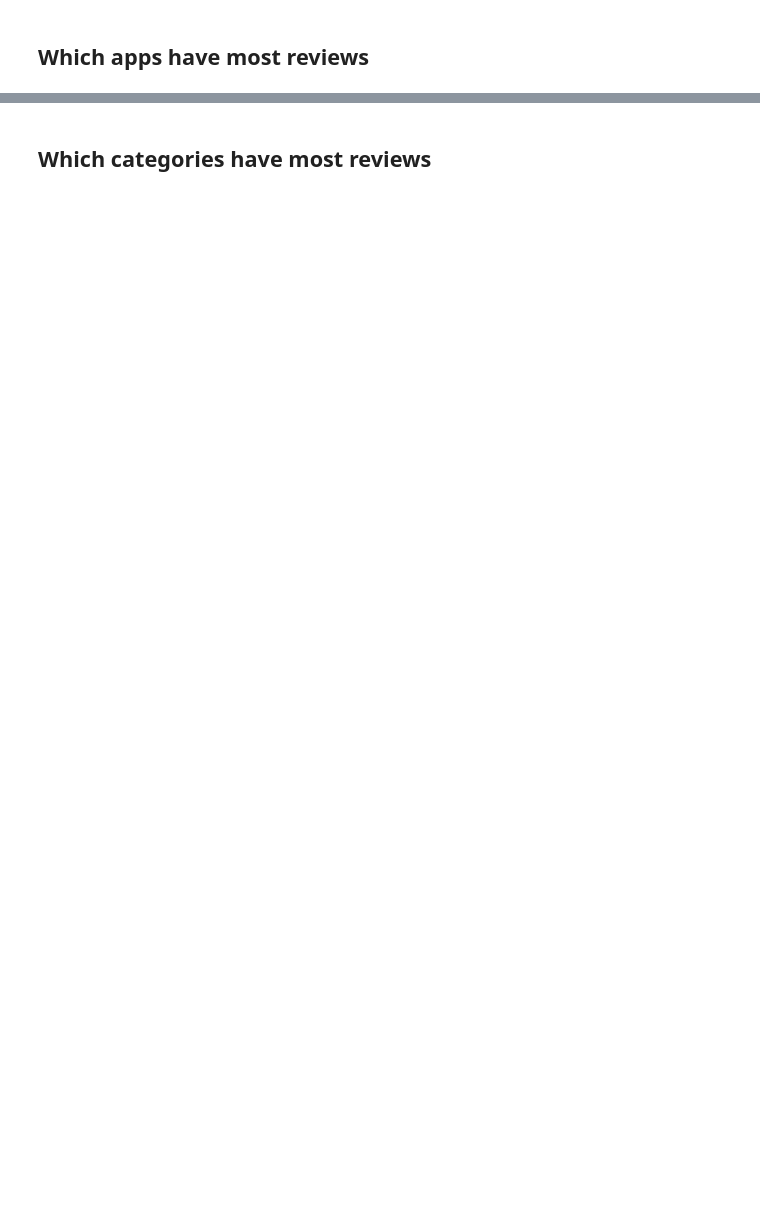
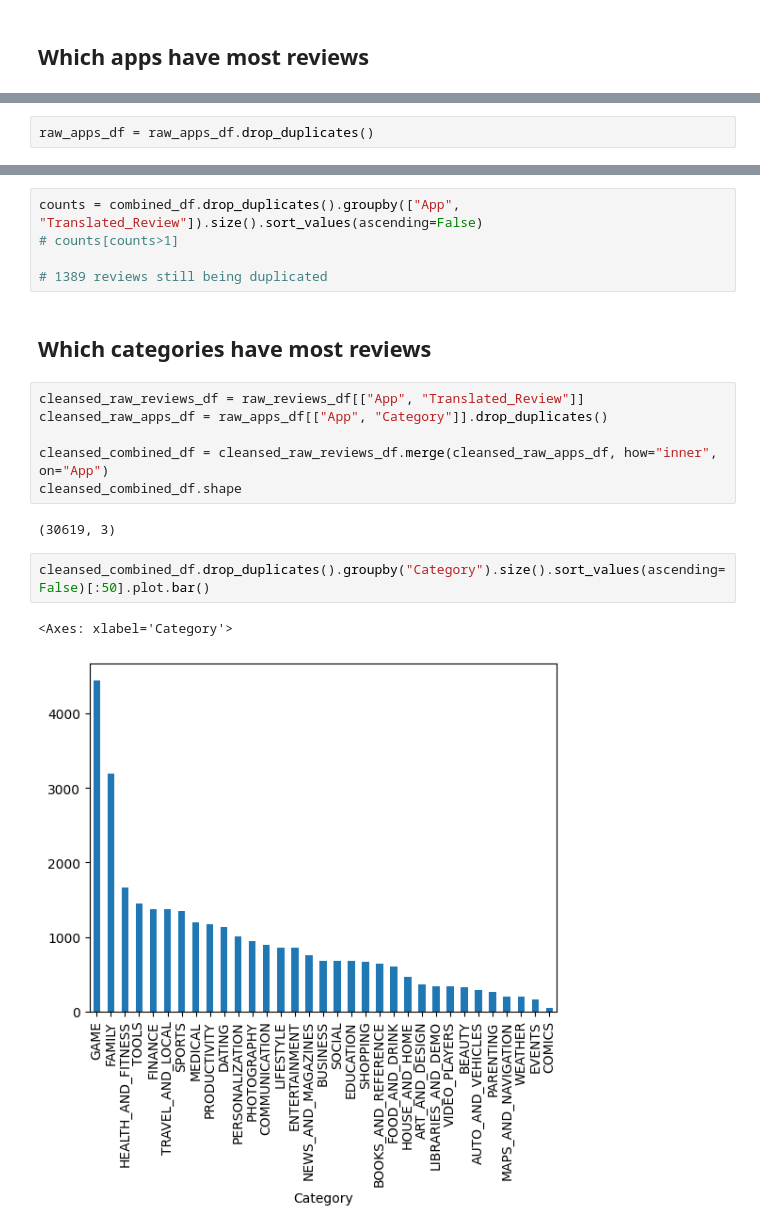
Before and after one commit to sm1996/capstone_project, a Jupyter notebook: notebooks/eda.ipynb, the cells around one changed output, grey strips where cells are left out. Saved outputs shown, nothing was run; the diff lists cells and outputs as text; blank space fills up the shorter version.

```diff
--- a/notebooks/eda.ipynb
+++ b/notebooks/eda.ipynb
@@ -71,0 +128,2 @@ Length: 1074, dtype: int64
+# %%
+raw_apps_df = raw_apps_df.drop_duplicates()
@@ -72,2 +236,20 @@ Length: 1074, dtype: int64
+# %%
+counts = combined_df.drop_duplicates().groupby(["App", "Translated_Review"]).size().sort_values(ascending=False)
+# counts[counts>1]
+
+# 1389 reviews still being duplicated
 # %% [markdown]
 ## Which categories have most reviews
+# %%
+cleansed_raw_reviews_df = raw_reviews_df[["App", "Translated_Review"]]
+cleansed_raw_apps_df = raw_apps_df[["App", "Category"]].drop_duplicates()
+
+cleansed_combined_df = cleansed_raw_reviews_df.merge(cleansed_raw_apps_df, how="inner", on="App")
+cleansed_combined_df.shape
+# %% [output]
+(30619, 3)
+# %%
+cleansed_combined_df.drop_duplicates().groupby("Category").size().sort_values(ascending=False)[:50].plot.bar()
+# %% [output]
+<Axes: xlabel='Category'>
+[figure, added]
```
Also changed, not shown: parts of 27 cells of this notebook, 54 other files.
